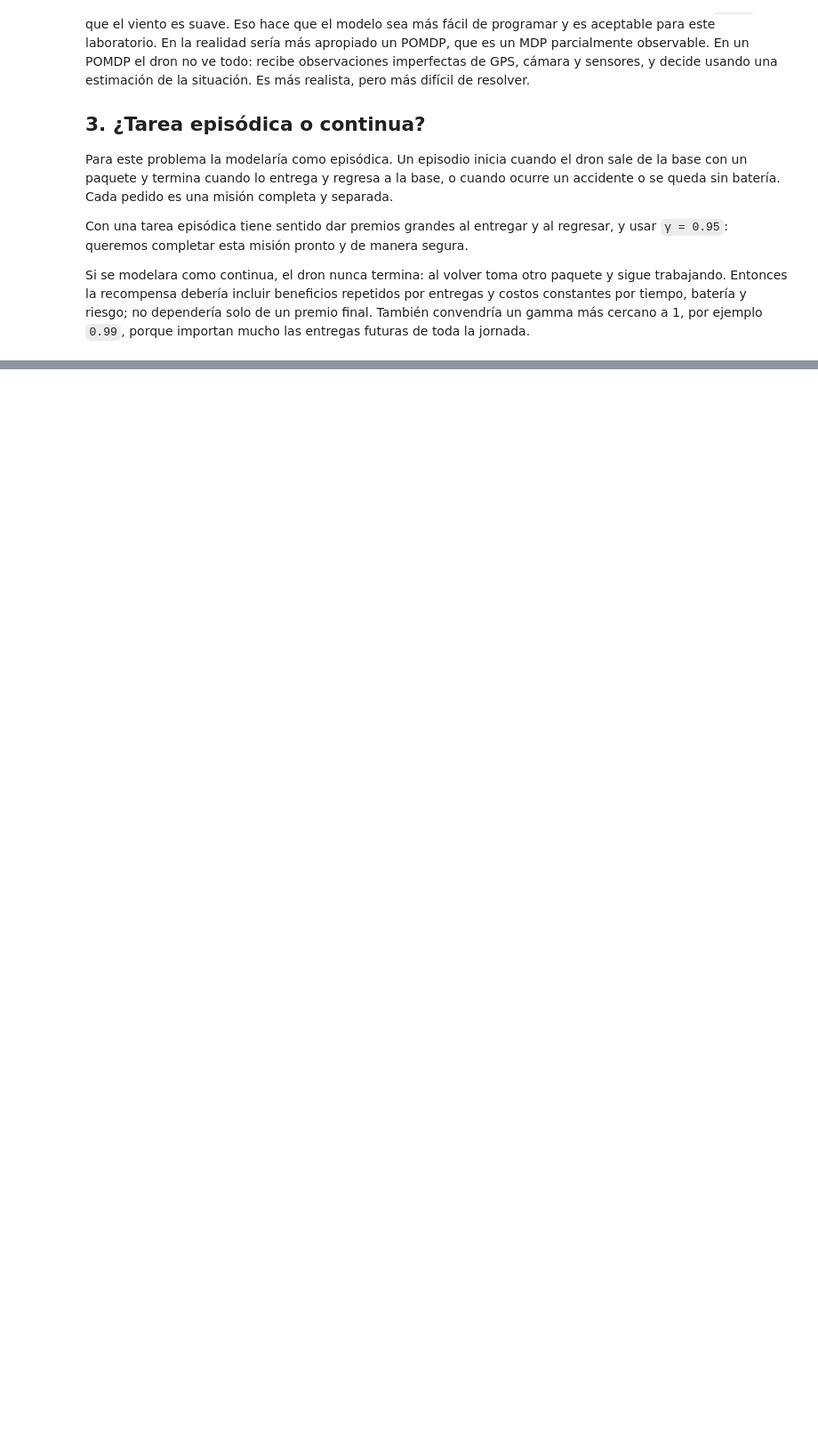
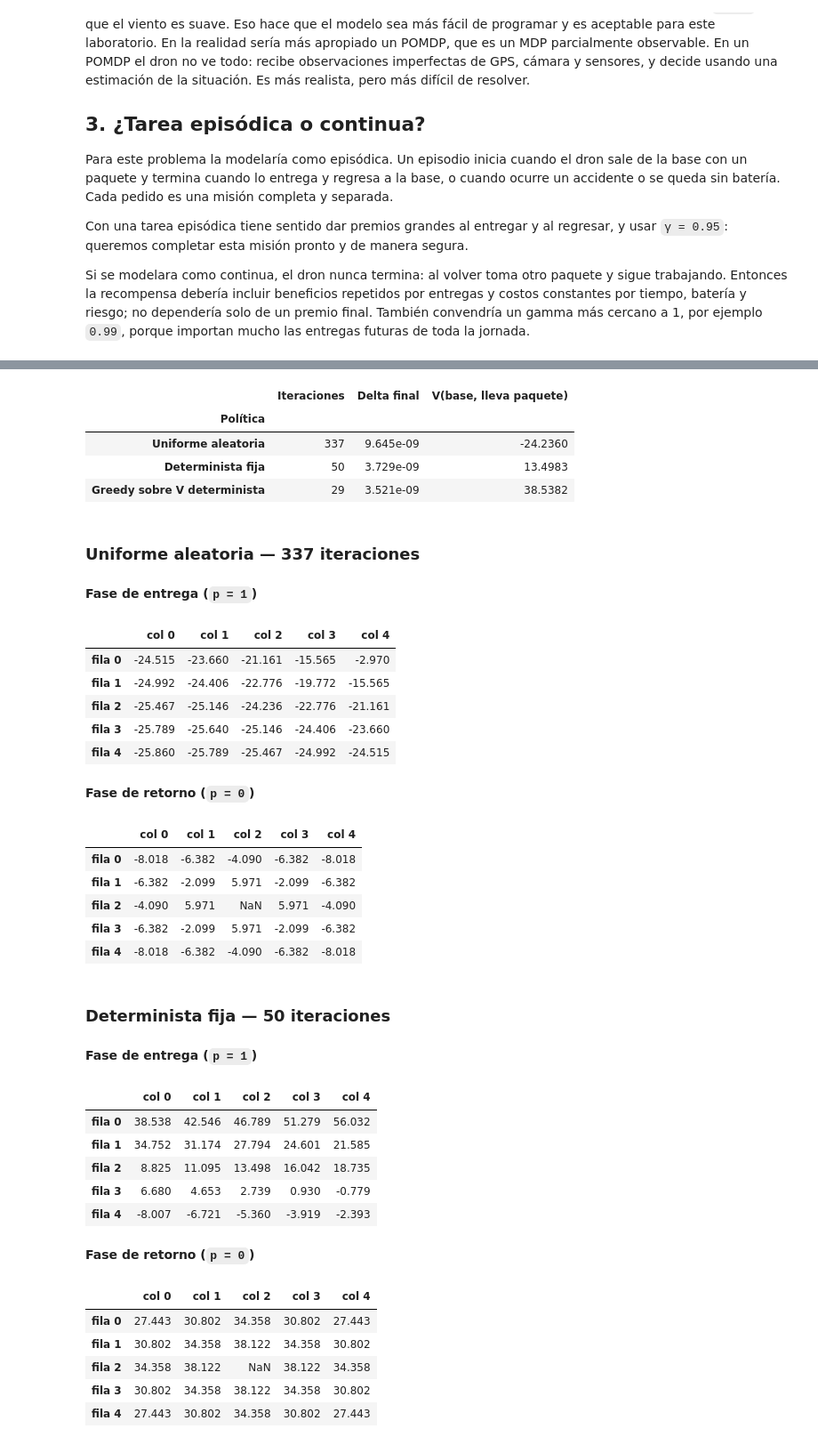
Before and after one commit to JoaquinCampos22155/reinforcedL-MDPlab, a Jupyter notebook: lab1.ipynb, the cells around one changed output, grey strips where cells are left out. Shown at 89% size. Cells and saved outputs as stored; diff of their text form; code cells hidden in the pictures; blank space fills up the shorter version.

```diff
--- a/lab1.ipynb
+++ b/lab1.ipynb
@@ -87,0 +504,79 @@ Si se modelara como continua, el dron nunca termina: al volver toma otro paquete
+# %%
+def value_grid(values, package):
+    grid = np.full((mdp.grid_size, mdp.grid_size), np.nan)
+    for row in range(mdp.grid_size):
+        for col in range(mdp.grid_size):
+            state = (row, col, package)
+            if state in values:
+                grid[row, col] = values[state]
+    return pd.DataFrame(
+        grid,
+        index=[f"fila {row}" for row in range(mdp.grid_size)],
+        columns=[f"col {col}" for col in range(mdp.grid_size)],
+    )
+
+
+initial_state = (*BASE, 1)
+summary = pd.DataFrame(
+    [
+        {
+            "Política": policy_name,
+            "Iteraciones": result["iterations"],
+            "Delta final": result["deltas"][-1],
+            "V(base, lleva paquete)": result["values"][initial_state],
+        }
+        for policy_name, result in results.items()
+    ]
+).set_index("Política")
+
+display(summary.style.format(
+    {
+        "Delta final": "{:.3e}",
+        "V(base, lleva paquete)": "{:.4f}",
+    }
+))
+
+for policy_name, result in results.items():
+    display(Markdown(f"### {policy_name} — {result['iterations']} iteraciones"))
+    display(Markdown("**Fase de entrega (`p = 1`)**"))
+    display(value_grid(result["values"], package=1).round(3))
+    display(Markdown("**Fase de retorno (`p = 0`)**"))
+    display(value_grid(result["values"], package=0).round(3))
+
+print(f"V(terminal) = {uniform_values[TERMINAL]:.1f} para todas las políticas.")
+# %% [output]
+|  | Iteraciones | Delta final | V(base, lleva paquete) |
+| Política |  |  |  |
+| Uniforme aleatoria | 337 | 9.645e-09 | -24.2360 |
+| Determinista fija | 50 | 3.729e-09 | 13.4983 |
+| Greedy sobre V determinista | 29 | 3.521e-09 | 38.5382 |
+### Uniforme aleatoria — 337 iteraciones
+**Fase de entrega (`p = 1`)**
+|  | col 0 | col 1 | col 2 | col 3 | col 4 |
+| fila 0 | -24.515 | -23.660 | -21.161 | -15.565 | -2.970 |
+| fila 1 | -24.992 | -24.406 | -22.776 | -19.772 | -15.565 |
+| fila 2 | -25.467 | -25.146 | -24.236 | -22.776 | -21.161 |
+| fila 3 | -25.789 | -25.640 | -25.146 | -24.406 | -23.660 |
+| fila 4 | -25.860 | -25.789 | -25.467 | -24.992 | -24.515 |
+**Fase de retorno (`p = 0`)**
+|  | col 0 | col 1 | col 2 | col 3 | col 4 |
+| fila 0 | -8.018 | -6.382 | -4.090 | -6.382 | -8.018 |
+| fila 1 | -6.382 | -2.099 | 5.971 | -2.099 | -6.382 |
+| fila 2 | -4.090 | 5.971 | NaN | 5.971 | -4.090 |
+| fila 3 | -6.382 | -2.099 | 5.971 | -2.099 | -6.382 |
+| fila 4 | -8.018 | -6.382 | -4.090 | -6.382 | -8.018 |
+### Determinista fija — 50 iteraciones
+**Fase de entrega (`p = 1`)**
+|  | col 0 | col 1 | col 2 | col 3 | col 4 |
+| fila 0 | 38.538 | 42.546 | 46.789 | 51.279 | 56.032 |
+| fila 1 | 34.752 | 31.174 | 27.794 | 24.601 | 21.585 |
+| fila 2 | 8.825 | 11.095 | 13.498 | 16.042 | 18.735 |
+| fila 3 | 6.680 | 4.653 | 2.739 | 0.930 | -0.779 |
+| fila 4 | -8.007 | -6.721 | -5.360 | -3.919 | -2.393 |
+**Fase de retorno (`p = 0`)**
+|  | col 0 | col 1 | col 2 | col 3 | col 4 |
+| fila 0 | 27.443 | 30.802 | 34.358 | 30.802 | 27.443 |
+| fila 1 | 30.802 | 34.358 | 38.122 | 34.358 | 30.802 |
+| fila 2 | 34.358 | 38.122 | NaN | 38.122 | 34.358 |
+| fila 3 | 30.802 | 34.358 | 38.122 | 34.358 | 30.802 |
+| fila 4 | 27.443 | 30.802 | 34.358 | 30.802 | 27.443 |
```
Also changed, not shown: parts of 15 cells of this notebook.
